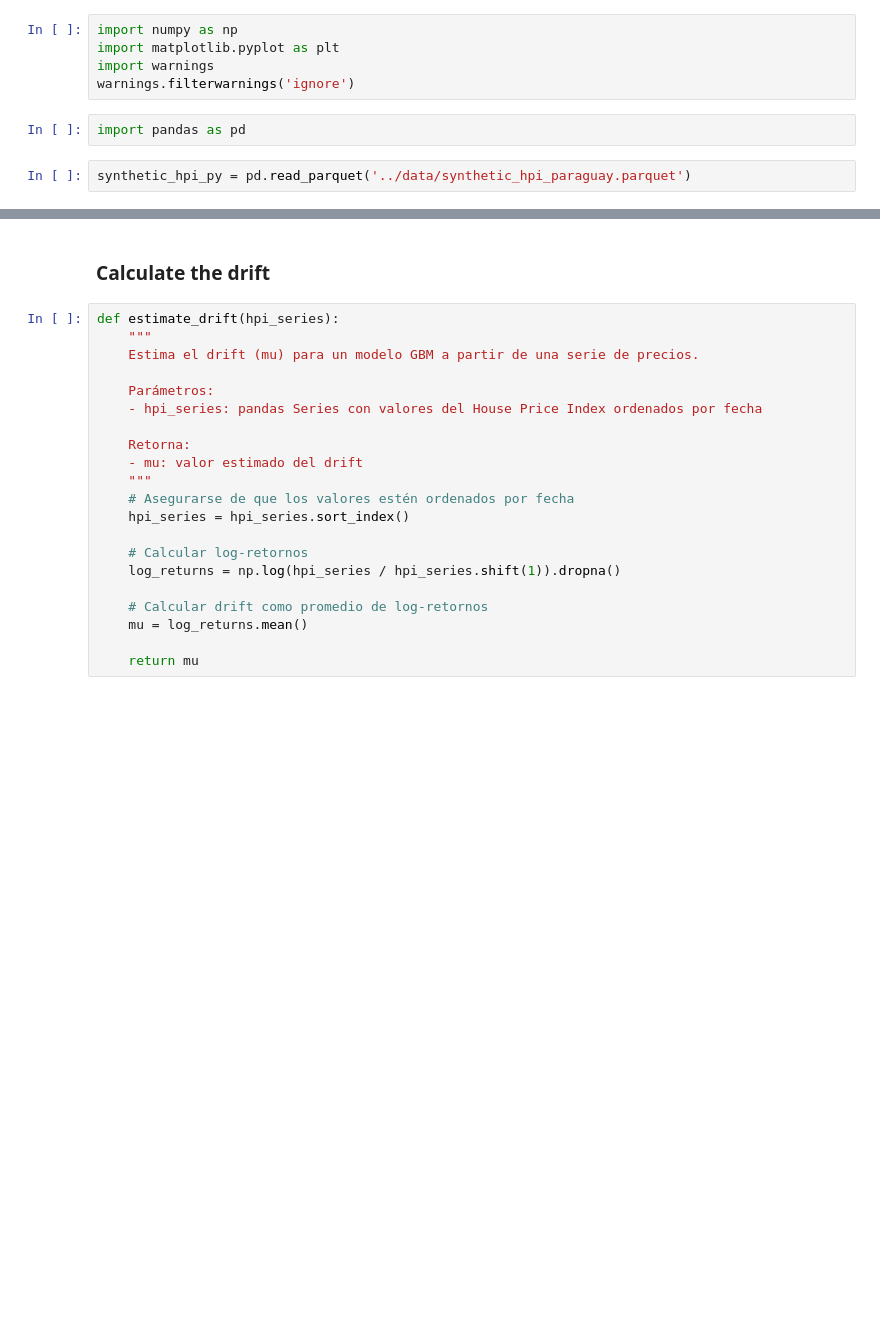
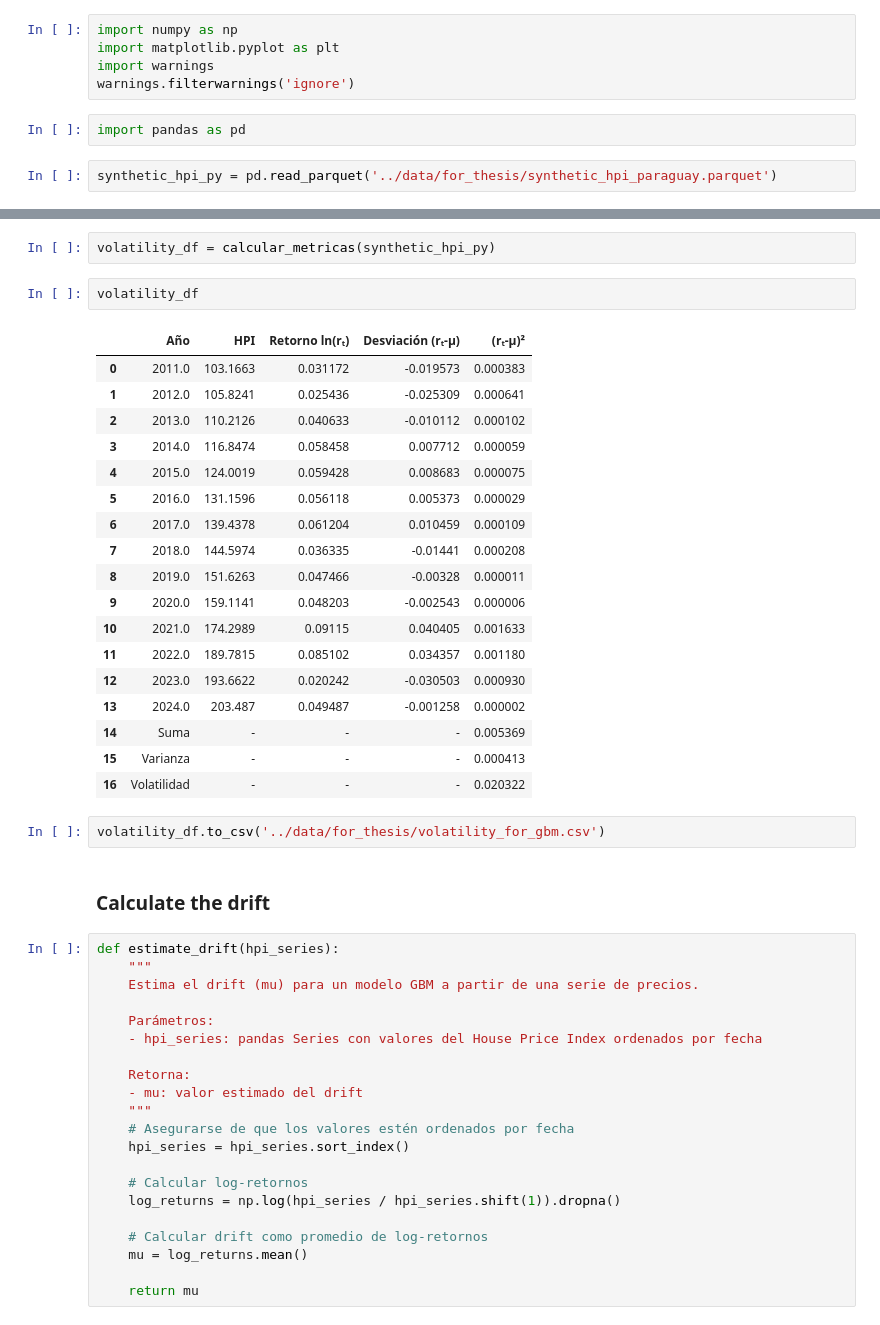
Before and after one commit to acostadlucas/mcs-red, a Jupyter notebook: python_finance_simulations_statistics/mcs_gbm_10paths.ipynb, the cells around one changed output, grey strips where cells are left out. Cells and saved outputs as stored; diff of their text form; blank space fills up the shorter version.

Commit message:
changes for add output in specific directory for thesis

```diff
--- a/python_finance_simulations_statistics/mcs_gbm_10paths.ipynb
+++ b/python_finance_simulations_statistics/mcs_gbm_10paths.ipynb
@@ -6,4 +6,4 @@ warnings.filterwarnings('ignore')
 # %%
 import pandas as pd
 # %%
-synthetic_hpi_py = pd.read_parquet('../data/synthetic_hpi_paraguay.parquet')
+synthetic_hpi_py = pd.read_parquet('../data/for_thesis/synthetic_hpi_paraguay.parquet')
@@ -10,3 +71,28 @@ synthetic_hpi_py = pd.read_parquet('../data/synthetic_hpi_paraguay.parquet')
+# %%
+volatility_df = calcular_metricas(synthetic_hpi_py)
+# %%
+volatility_df
+# %% [output]
+|  | Año | HPI | Retorno ln(rₜ) | Desviación (rₜ-μ) | (rₜ-μ)² |
+| 0 | 2011.0 | 103.1663 | 0.031172 | -0.019573 | 0.000383 |
+| 1 | 2012.0 | 105.8241 | 0.025436 | -0.025309 | 0.000641 |
+| 2 | 2013.0 | 110.2126 | 0.040633 | -0.010112 | 0.000102 |
+| 3 | 2014.0 | 116.8474 | 0.058458 | 0.007712 | 0.000059 |
+| 4 | 2015.0 | 124.0019 | 0.059428 | 0.008683 | 0.000075 |
+| 5 | 2016.0 | 131.1596 | 0.056118 | 0.005373 | 0.000029 |
+| 6 | 2017.0 | 139.4378 | 0.061204 | 0.010459 | 0.000109 |
+| 7 | 2018.0 | 144.5974 | 0.036335 | -0.01441 | 0.000208 |
+| 8 | 2019.0 | 151.6263 | 0.047466 | -0.00328 | 0.000011 |
+| 9 | 2020.0 | 159.1141 | 0.048203 | -0.002543 | 0.000006 |
+| 10 | 2021.0 | 174.2989 | 0.09115 | 0.040405 | 0.001633 |
+| 11 | 2022.0 | 189.7815 | 0.085102 | 0.034357 | 0.001180 |
+| 12 | 2023.0 | 193.6622 | 0.020242 | -0.030503 | 0.000930 |
+| 13 | 2024.0 | 203.487 | 0.049487 | -0.001258 | 0.000002 |
+| 14 | Suma | - | - | - | 0.005369 |
+| 15 | Varianza | - | - | - | 0.000413 |
+| 16 | Volatilidad | - | - | - | 0.020322 |
+# %%
+volatility_df.to_csv('../data/for_thesis/volatility_for_gbm.csv')
 # %% [markdown]
 ### Calculate the drift
 # %%
```
Also changed, not shown: parts of 9 cells of this notebook, 3 other files.
